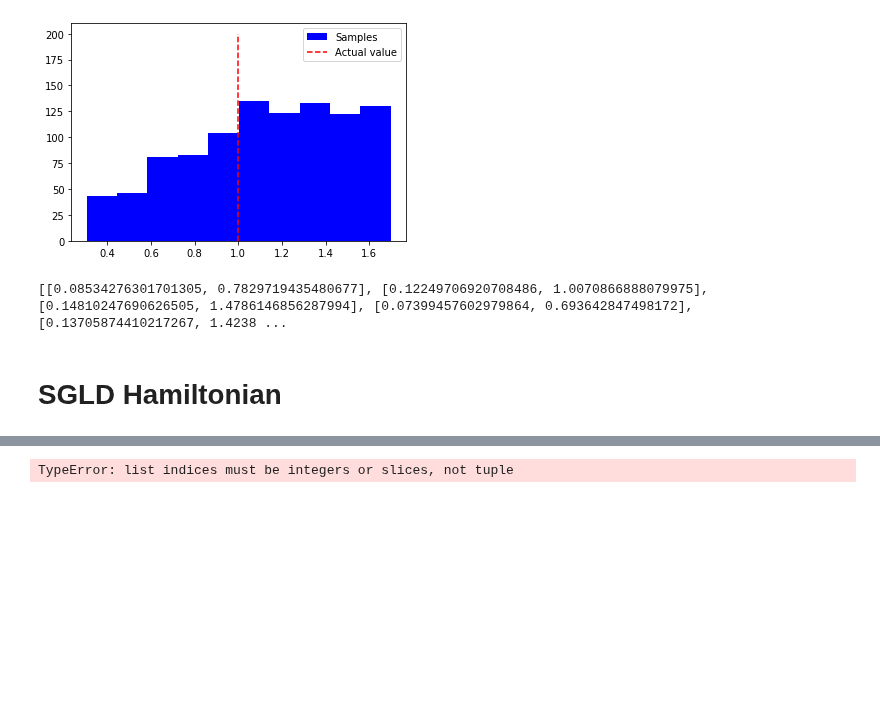
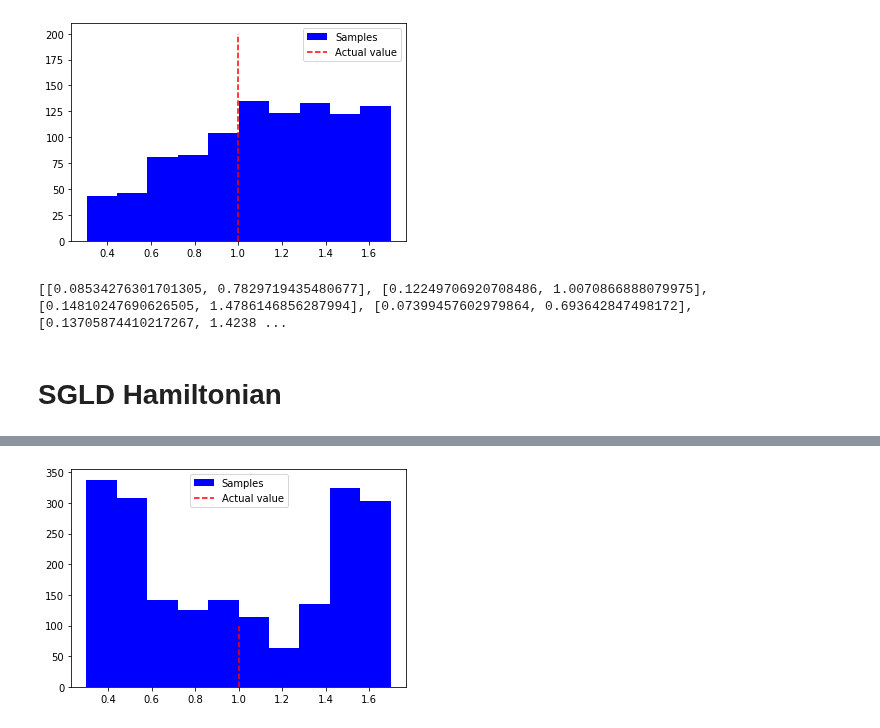
Before and after one commit to pints-team/pints, a Jupyter notebook: production_degradation.ipynb, the cells around one changed output, grey strips where cells are left out. Cells and saved outputs as stored; diff of their text form; code cells hidden in the pictures; blank space fills up the shorter version.

```diff
--- a/production_degradation.ipynb
+++ b/production_degradation.ipynb
@@ -602,7 +625,7 @@ print(rest_res)
 # %%
-plt.hist(rest_res[:,0], color="blue", label="Samples")
-plt.vlines(x=0.1, linestyles='dashed', ymin=0, ymax=200, label="Actual value", color="red")
+plt.hist(res_f[:, 1], color="blue", label="Samples")
+plt.vlines(x=1, linestyles='dashed', ymin=0, ymax=100, label="Actual value", color="red")
 plt.legend()
 plt.show()
 # %% [output]
-TypeError: list indices must be integers or slices, not tuple
+[figure, added]
```
Also changed, not shown: parts of 15 cells of this notebook.
